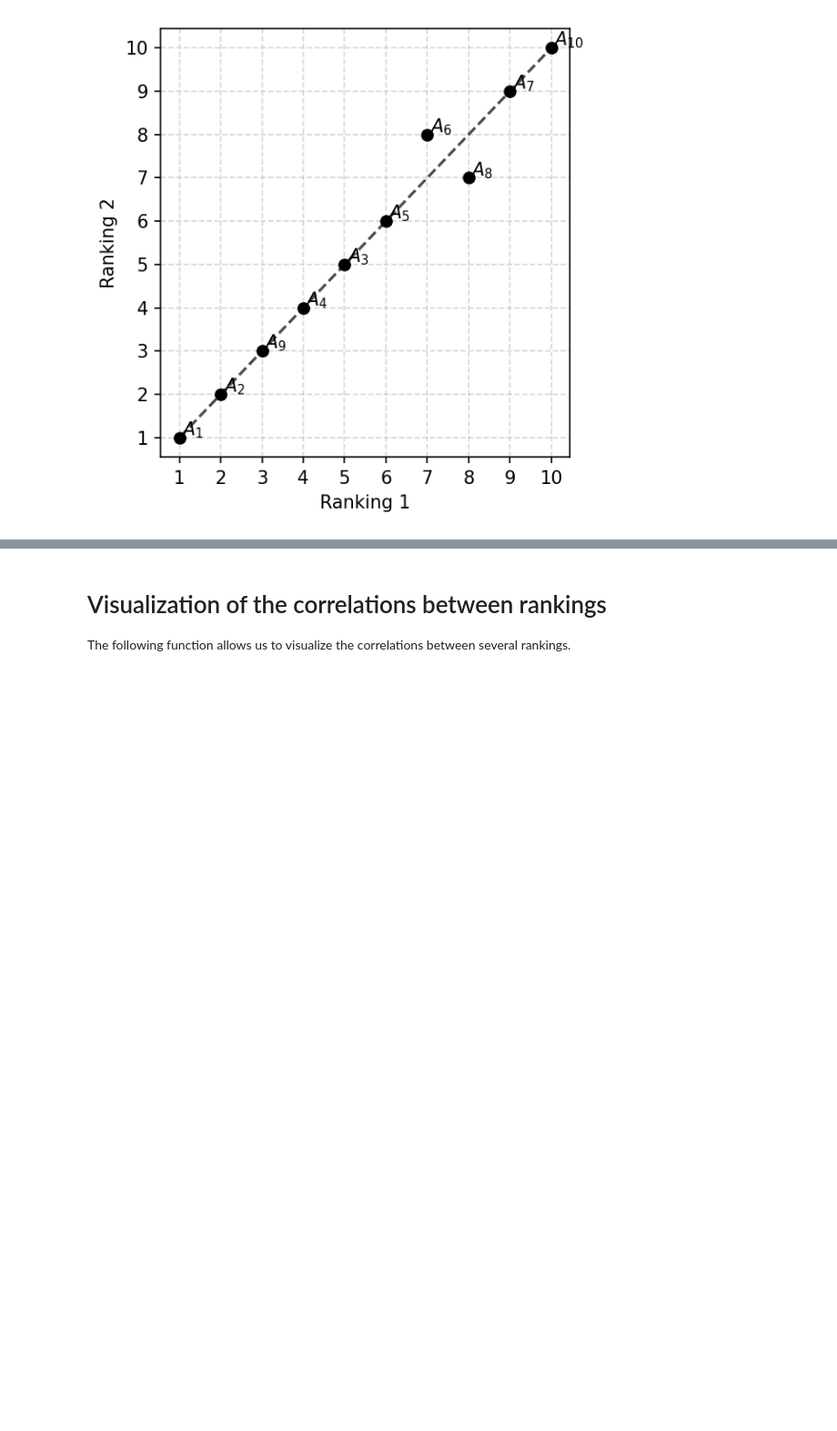
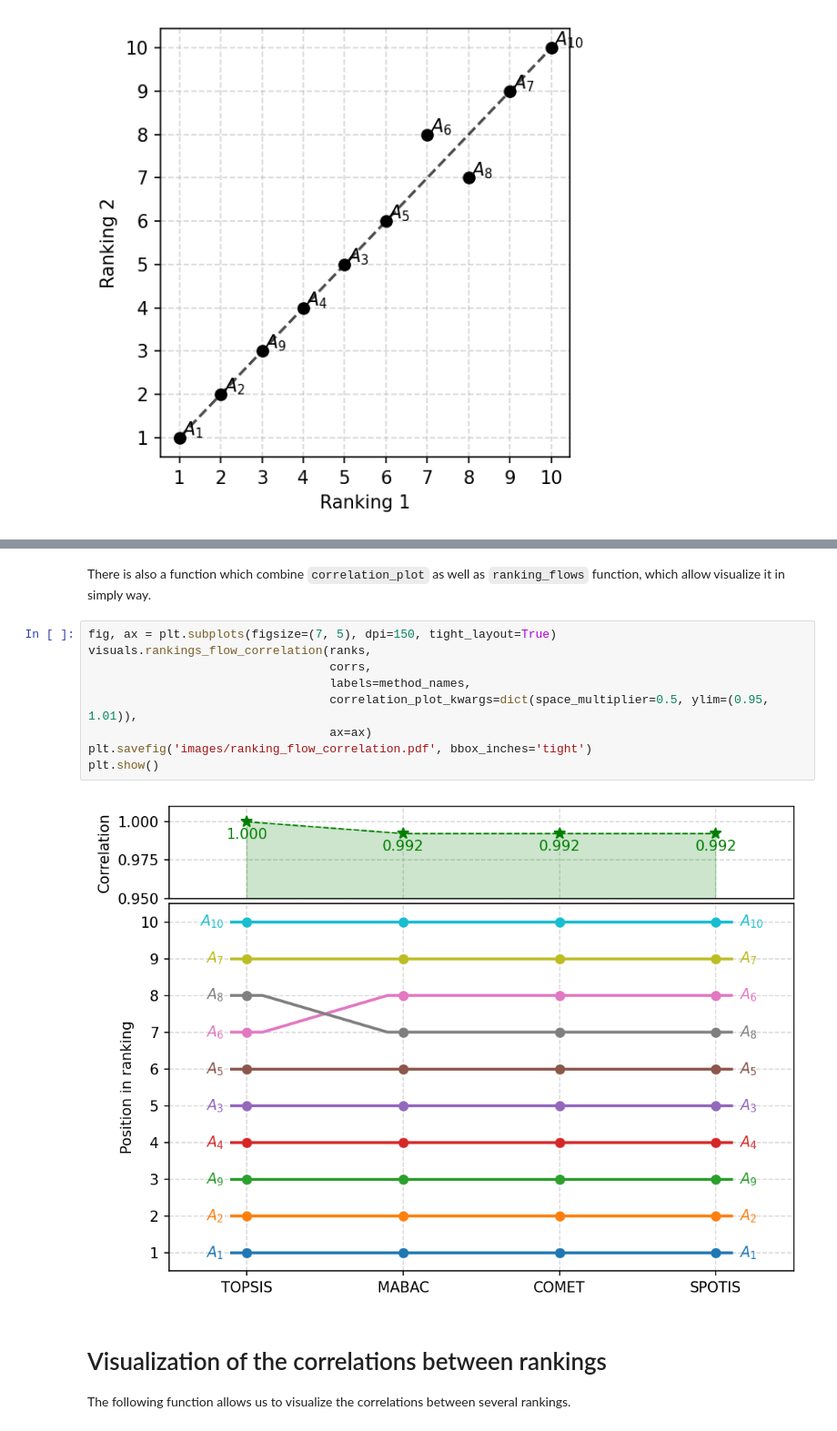
Before and after one commit to kotbaton/pymcdm, a Jupyter notebook: examples/Example.ipynb, the cells around one changed output, grey strips where cells are left out. Shown at 91% size. Saved outputs shown, nothing was run; the diff lists cells and outputs as text; blank space fills up the shorter version.

```diff
--- a/examples/Example.ipynb
+++ b/examples/Example.ipynb
@@ -205,3 +219,16 @@ plt.show()
+# %% [markdown]
+There is also a function which combine `correlation_plot` as well as `ranking_flows` function, which allow visualize it in simply way.
+# %%
+fig, ax = plt.subplots(figsize=(7, 5), dpi=150, tight_layout=True)
+visuals.rankings_flow_correlation(ranks,
+                                  corrs,
+                                  labels=method_names,
+                                  correlation_plot_kwargs=dict(space_multiplier=0.5, ylim=(0.95, 1.01)),
+                                  ax=ax)
+plt.savefig('images/ranking_flow_correlation.pdf', bbox_inches='tight')
+plt.show()
+# %% [output]
+[figure, added]
 # %% [markdown]
 # Visualization of the correlations between rankings
 
```
Also changed, not shown: parts of 10 cells of this notebook, 21 other files.
